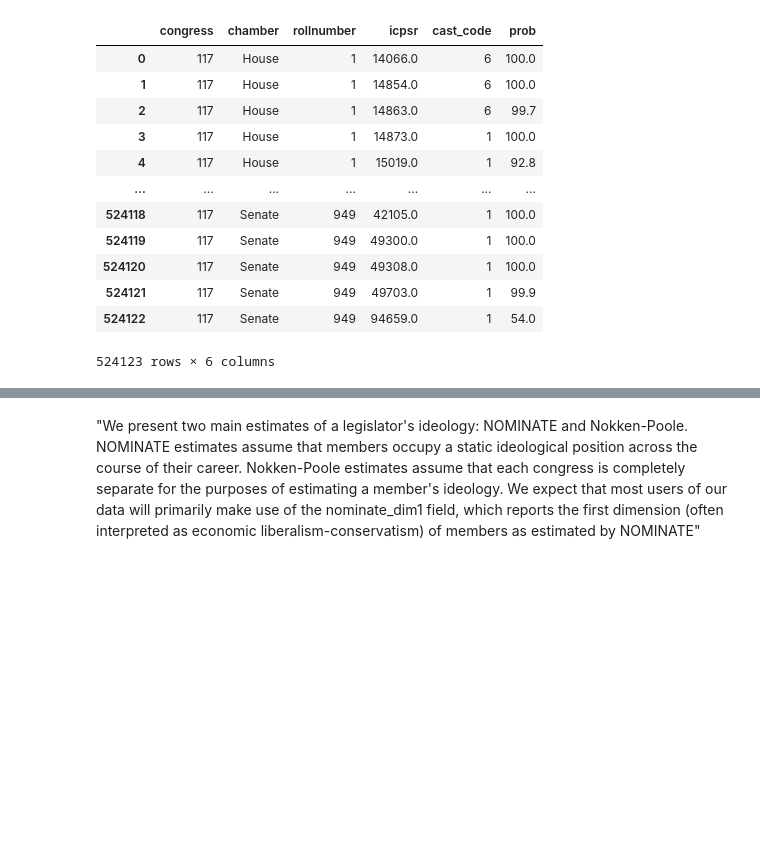
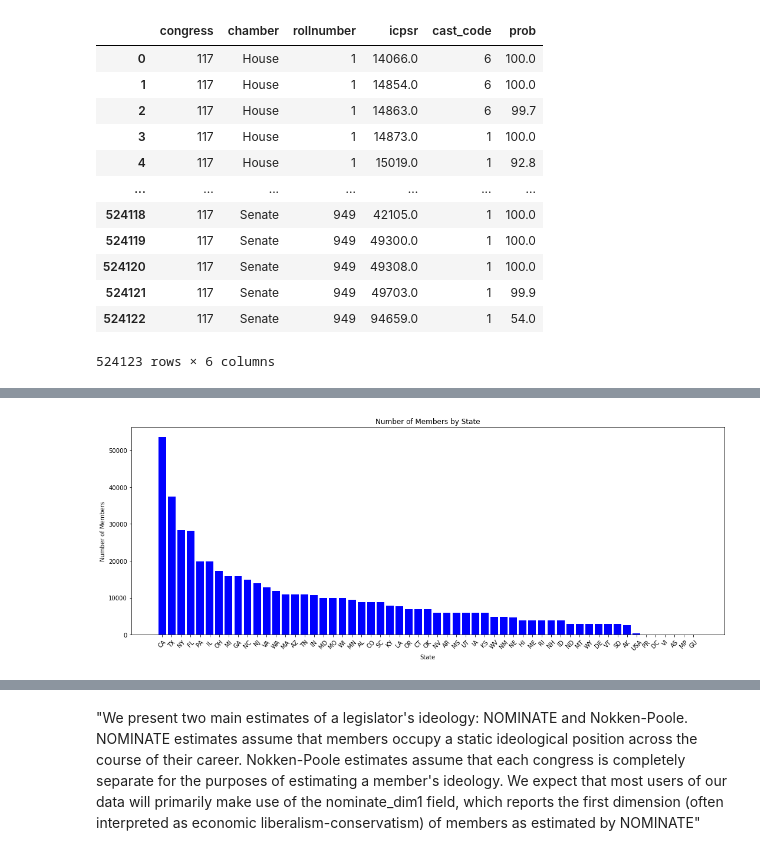
Before and after one commit to ritacardoso17/code_thesis, a Jupyter notebook: code/usa_voting.ipynb, the cells around one changed output, grey strips where cells are left out. Cells and saved outputs as stored; diff of their text form; code cells hidden in the pictures; blank space fills up the shorter version.

```diff
--- a/code/usa_voting.ipynb
+++ b/code/usa_voting.ipynb
@@ -99,0 +151,18 @@ df_voting
+# %%
+member_count_by_state = merged_df['state_abbrev'].value_counts()
+# Create a larger figure
+plt.figure(figsize=(15, 6))
+# Create a bar plot
+plt.bar(member_count_by_state.index, member_count_by_state.values, color='blue')
+
+# Customize the plot
+plt.title('Number of Members by State')
+plt.xlabel('State')
+plt.ylabel('Number of Members')
+plt.xticks(rotation=45)
+
+# Show plot
+plt.tight_layout()
+plt.show()
+# %% [output]
+[figure, added]
```
Also changed, not shown: parts of 28 cells of this notebook, 3 other files.
